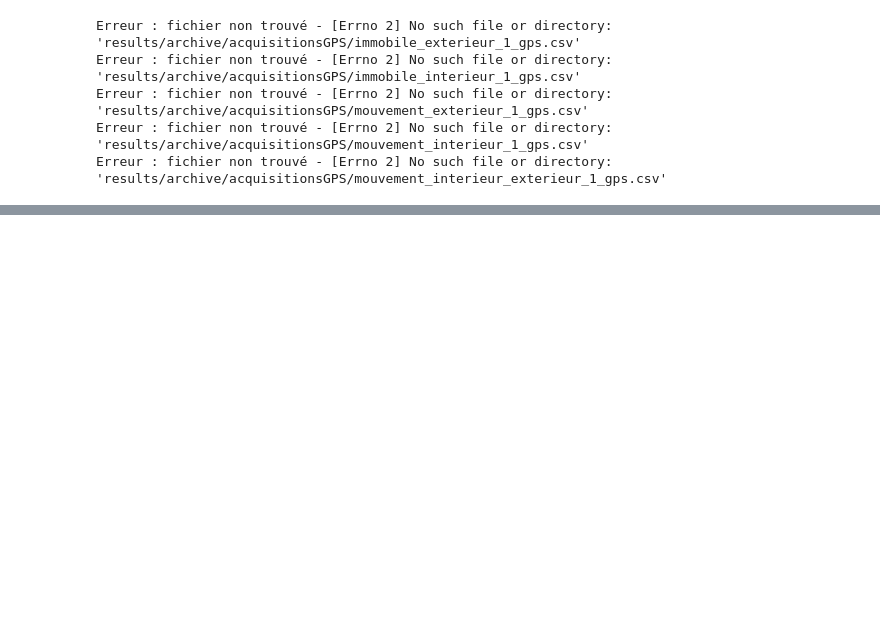
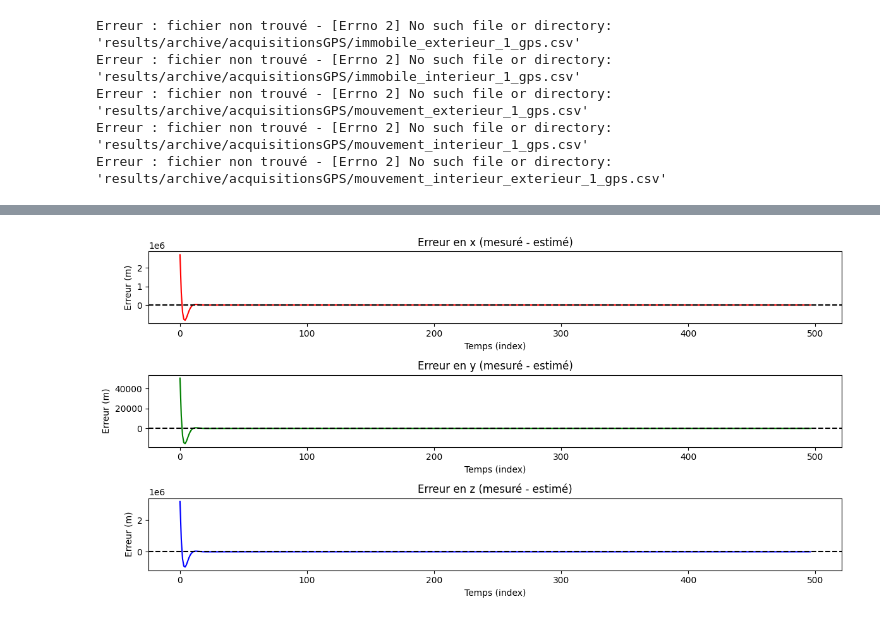
Before and after one commit to nathansourdrille/pi-itenerary, a Jupyter notebook: JPaul.ipynb, the cells around one changed output, grey strips where cells are left out. Saved outputs shown, nothing was run; the diff lists cells and outputs as text; code cells hidden in the pictures; blank space fills up the shorter version.

```diff
--- a/JPaul.ipynb
+++ b/JPaul.ipynb
@@ -277,0 +349,7 @@ Erreur min : 8.62 mètres
+# %%
+Rt = 6371000
+datas["x"] = Rt * np.cos(np.radians(datas["Latitude"])) * np.cos(np.radians(datas["Longitude"]))
+datas["y"] = Rt * np.cos(np.radians(datas["Latitude"])) * np.sin(np.radians(datas["Longitude"]))
+datas["z"] = Rt * np.sin(np.radians(datas["Latitude"]))
+
+datas
@@ -277,0 +370,10 @@ Erreur min : 8.62 mètres
+# %%
+gyro = datas[["Gyro X", "Gyro Y", "Gyro Z"]].to_numpy()
+wk = np.zeros_like(gyro)
+wk[0] = w0 + gyro[0]
+for k in range(1, len(gyro)):
+    wk[k] = wk[k-1] + gyro[k]
+datas["w_x"] = wk[:, 0]
+datas["w_y"] = wk[:, 1]
+datas["w_z"] = wk[:, 2]
+datas
@@ -277,0 +519,65 @@ Erreur min : 8.62 mètres
+# %%
+import numpy as np
+import matplotlib.pyplot as plt
+import pandas as pd
+
+# Calcul des erreurs entre mesures et estimations (filtrées)
+datas['error_x'] = datas['x'] - datas['x_kf']
+datas['error_y'] = datas['y'] - datas['y_kf']
+datas['error_z'] = datas['z'] - datas['z_kf']
+
+# Calcul des statistiques pour l'erreur
+error_x_mean = np.mean(datas['error_x'])
+error_y_mean = np.mean(datas['error_y'])
+error_z_mean = np.mean(datas['error_z'])
+
+error_x_std = np.std(datas['error_x'])
+error_y_std = np.std(datas['error_y'])
+error_z_std = np.std(datas['error_z'])
+
+# Affichage des résultats statistiques
+print(f"Erreur moyenne en x : {error_x_mean:.3f} m")
+print(f"Erreur moyenne en y : {error_y_mean:.3f} m")
+print(f"Erreur moyenne en z : {error_z_mean:.3f} m")
+
+print(f"Écart-type de l'erreur en x : {error_x_std:.3f} m")
+print(f"Écart-type de l'erreur en y : {error_y_std:.3f} m")
+print(f"Écart-type de l'erreur en z : {error_z_std:.3f} m")
+
+# Calcul de la corrélation entre les valeurs mesurées et estimées
+corr_x = np.corrcoef(datas['x'], datas['x_kf'])[0, 1]
+corr_y = np.corrcoef(datas['y'], datas['y_kf'])[0, 1]
+corr_z = np.corrcoef(datas['z'], datas['z_kf'])[0, 1]
+
+print(f"Corrélation entre x et x_kf : {corr_x:.3f}")
+print(f"Corrélation entre y et y_kf : {corr_y:.3f}")
+print(f"Corrélation entre z et z_kf : {corr_z:.3f}")
+
+# Visualisation des erreurs en x, y et z
+plt.figure(figsize=(12, 6))
+
+# Erreurs en x, y et z
+plt.subplot(3, 1, 1)
+plt.plot(datas['error_x'], label='Erreur en x', color='r')
+plt.axhline(0, color='black', linestyle='--')
+plt.title('Erreur en x (mesuré - estimé)')
+plt.xlabel('Temps (index)')
+plt.ylabel('Erreur (m)')
+
+plt.subplot(3, 1, 2)
+plt.plot(datas['error_y'], label='Erreur en y', color='g')
+plt.axhline(0, color='black', linestyle='--')
+plt.title('Erreur en y (mesuré - estimé)')
+plt.xlabel('Temps (index)')
+plt.ylabel('Erreur (m)')
+
+plt.subplot(3, 1, 3)
+plt.plot(datas['error_z'], label='Erreur en z', color='b')
+plt.axhline(0, color='black', linestyle='--')
+plt.title('Erreur en z (mesuré - estimé)')
+plt.xlabel('Temps (index)')
+plt.ylabel('Erreur (m)')
+
+plt.tight_layout()
+plt.show()
+# %% [output]
@@ -277,0 +593 @@ Erreur min : 8.62 mètres
+[figure, added]
```
Also changed, not shown: parts of 13 cells of this notebook, 4 other files.
